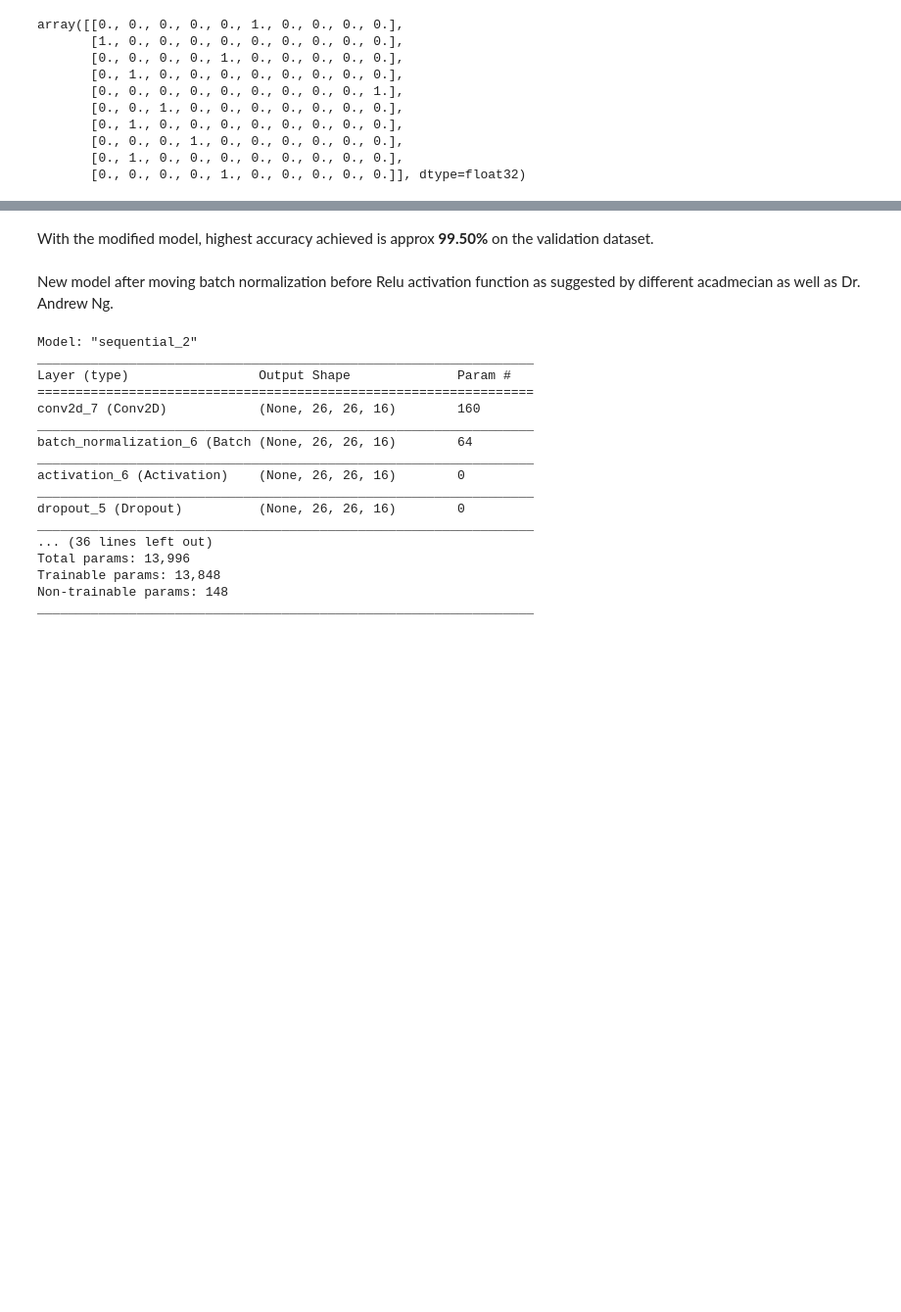
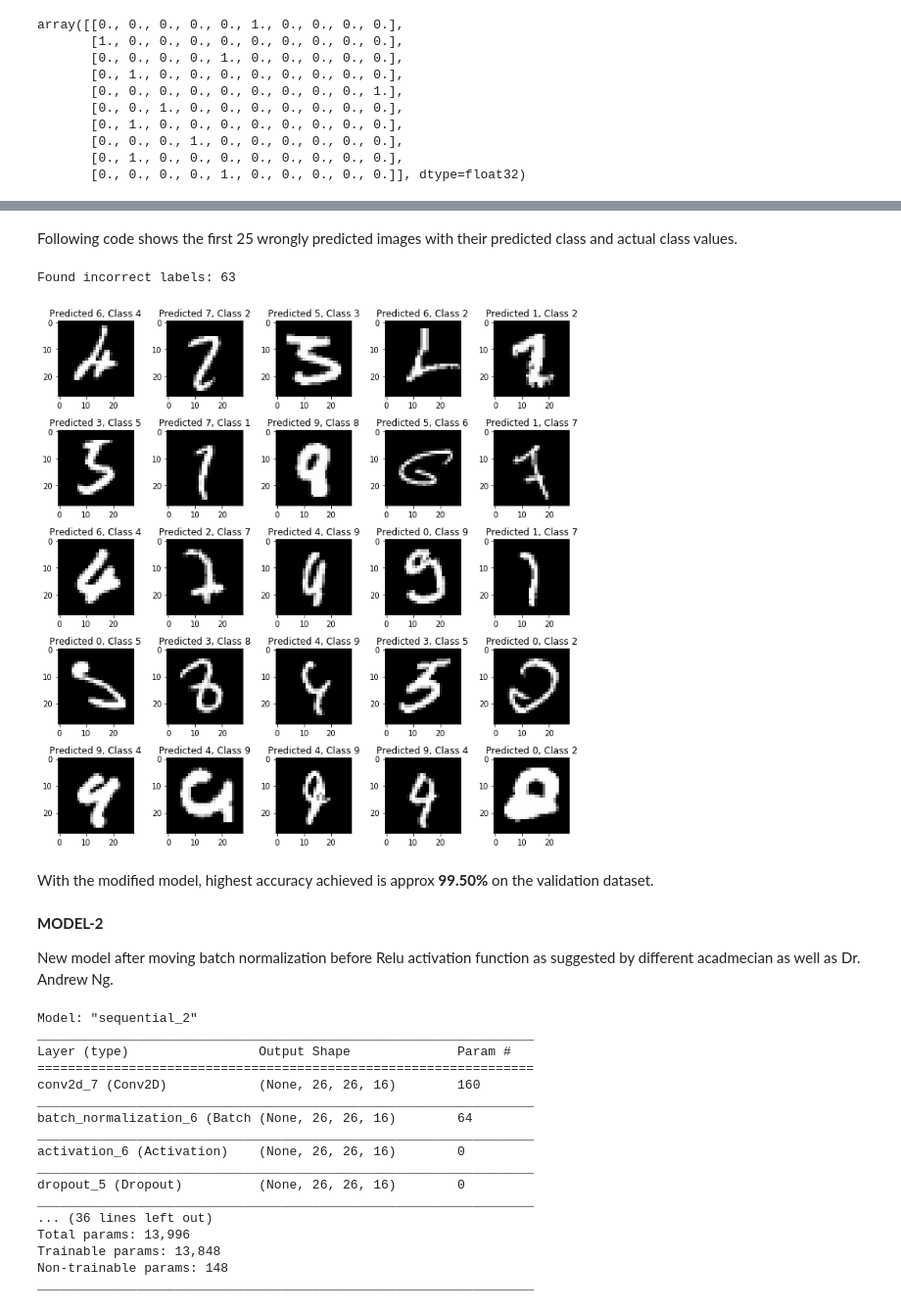
Before and after one commit to atulgupta01/EVA-Assignment, a Jupyter notebook: Assignment5/EVA_Assignment_5.ipynb, the cells around one changed output, grey strips where cells are left out. Shown: that part at 98% size. Saved outputs shown, nothing was run; the diff lists cells and outputs as text; code cells hidden in the pictures; blank space fills up the shorter version.

```diff
--- a/Assignment5/EVA_Assignment_5.ipynb
+++ b/Assignment5/EVA_Assignment_5.ipynb
@@ -157,7 +159,26 @@ Epoch 30/30
 <keras.callbacks.History at 0x...>
+# %% [markdown]
+Following code shows the first 25 wrongly predicted images with their predicted class and actual class values.
+# %%
+predicted_classes = model.predict(X_test)
+predicted_classes = np.argmax(np.round(predicted_classes),axis=1)
+predicted_classes.shape, y_test.shape
+incorrect =np.where(predicted_classes != y_test)[0]
+print ('Found incorrect labels:', len(incorrect))
+plt.figure(figsize=(10,10))
+for i, incorrect in enumerate(incorrect[:25]):
+   plt.subplot(5,5,i+1)
+   plt.imshow(X_test[incorrect].reshape(28,28), cmap='gray', interpolation='none')
+   plt.title("Predicted {}, Class {}".format(predicted_classes[incorrect], y_test[incorrect]))
+   plt.tight_layout()
+# %% [output]
+Found incorrect labels: 63
+[figure, added]
 # %% [markdown]
 With the modified model, highest accuracy achieved is approx **99.50%** on the validation dataset.
 # %% [markdown]
+**MODEL-2**
+
 New model after moving batch normalization before Relu activation function as suggested by different acadmecian as well as Dr. Andrew Ng.
 # %%
 model = Sequential()
```
Also changed, not shown: parts of 19 cells of this notebook.
